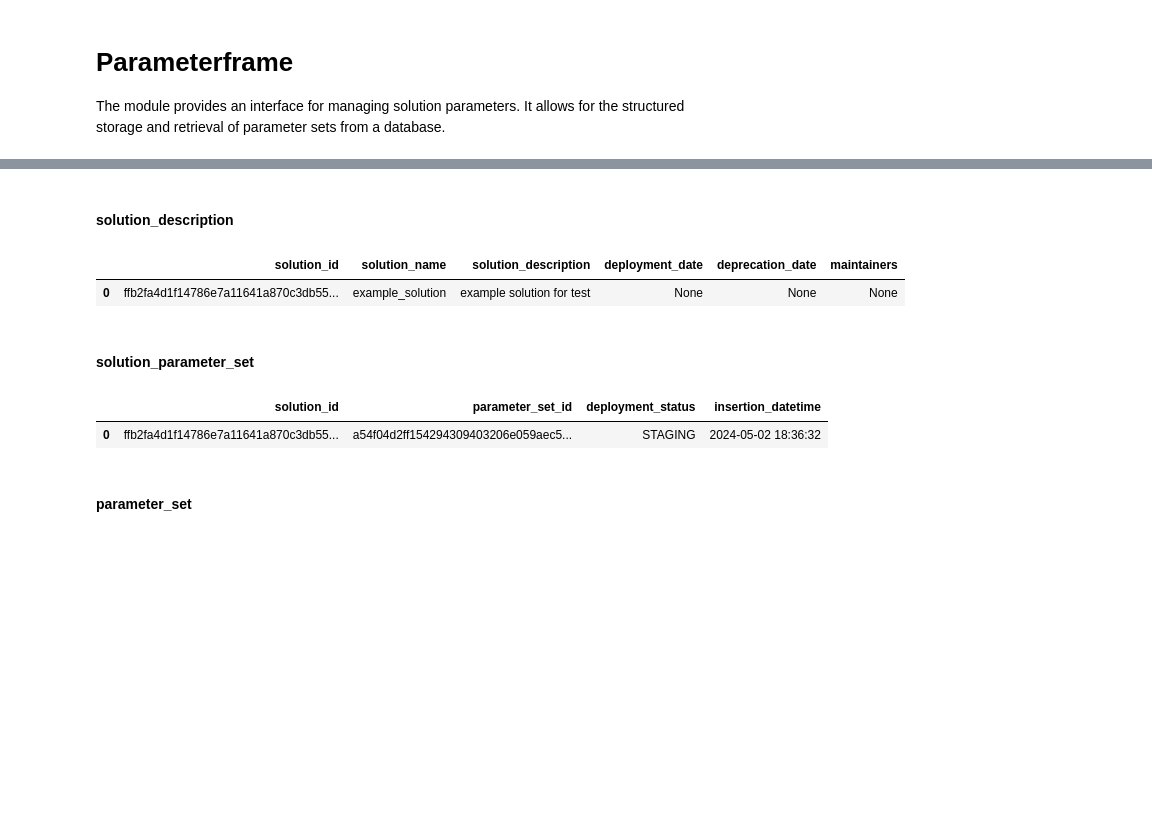
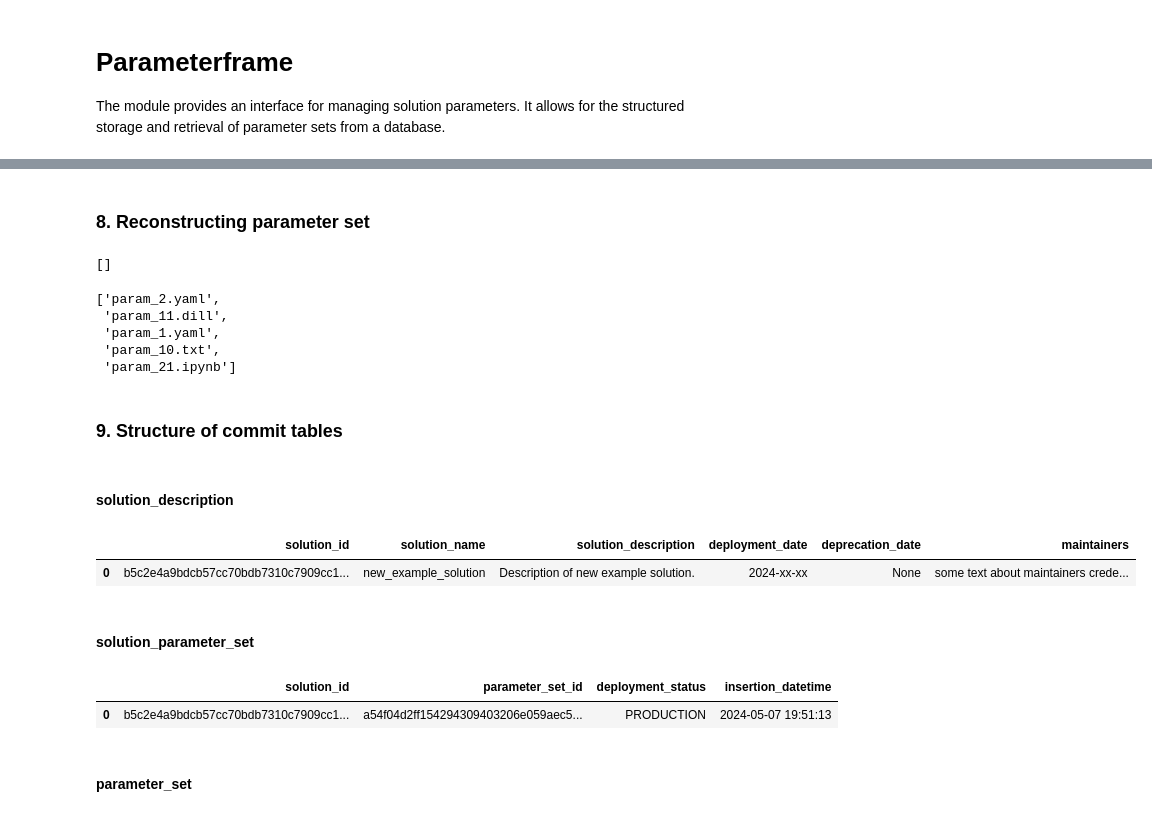
Before and after one commit to Kiril-Mordan/reusables, a Jupyter notebook: example_notebooks/parameterframe.ipynb, the cells around one changed output, grey strips where cells are left out. Drawn from its saved outputs; the diff is of its cells as text; code cells hidden in the pictures; blank space fills up the shorter version.

```diff
--- a/example_notebooks/parameterframe.ipynb
+++ b/example_notebooks/parameterframe.ipynb
@@ -64,19 +288,41 @@ pf.commit_solution(solution_name="example_solution",
+# %% [markdown]
+### 8. Reconstructing parameter set
+# %%
+os.listdir("../tests/parameterframe/reconstructed_files")
+# %% [output]
+[]
+# %%
+pf2.reconstruct_parameter_set(
+    solution_name = "new_example_solution",
+    parameter_set_name = "test_set",
+    params_path = "../tests/parameterframe/reconstructed_files"
+)
+
+os.listdir("../tests/parameterframe/reconstructed_files")
+# %% [output]
+['param_2.yaml',
+ 'param_11.dill',
+ 'param_1.yaml',
+ 'param_10.txt',
+ 'param_21.ipynb']
+# %% [markdown]
+### 9. Structure of commit tables
 # %% [markdown]
 #### solution_description
 # %%
-pd.DataFrame(pf.commited_tables['ffb2fa4d1f14786e7a11641a870c3db55f08f375fb7ac00c9a2127f7cd801a60']['solution_description'])
+pd.DataFrame(pf2.commited_tables['b5c2e4a9bdcb57cc70bdb7310c7909cc1549550add79e3fbcc8aa1cf323cd8ca']['solution_description'])
 # %% [output]
 |  | solution_id | solution_name | solution_description | deployment_date | deprecation_date | maintainers |
-| 0 | ffb2fa4d1f14786e7a11641a870c3db55... | example_solution | example solution for test | None | None | None |
+| 0 | b5c2e4a9bdcb57cc70bdb7310c7909cc1... | new_example_solution | Description of new example solution. | 2024-xx-xx | None | some text about maintainers crede... |
 # %% [markdown]
 #### solution_parameter_set
 # %%
 param_set_id = 'a54f04d2ff154294309403206e059aec556cdcfa51120649ce663f3230a970d5'
 
-pd.DataFrame(pf.commited_tables['ffb2fa4d1f14786e7a11641a870c3db55f08f375fb7ac00c9a2127f7cd801a60']['solution_parameter_set'][param_set_id])
+pd.DataFrame(pf2.commited_tables['b5c2e4a9bdcb57cc70bdb7310c7909cc1549550add79e3fbcc8aa1cf323cd8ca']['solution_parameter_set'][param_set_id])
 # %% [output]
 |  | solution_id | parameter_set_id | deployment_status | insertion_datetime |
-| 0 | ffb2fa4d1f14786e7a11641a870c3db55... | a54f04d2ff154294309403206e059aec5... | STAGING | 2024-05-02 18:36:32 |
+| 0 | b5c2e4a9bdcb57cc70bdb7310c7909cc1... | a54f04d2ff154294309403206e059aec5... | PRODUCTION | 2024-05-07 19:51:13 |
 # %% [markdown]
 #### parameter_set
 # %%
```
Also changed, not shown: parts of 74 cells of this notebook, 1 other file.
